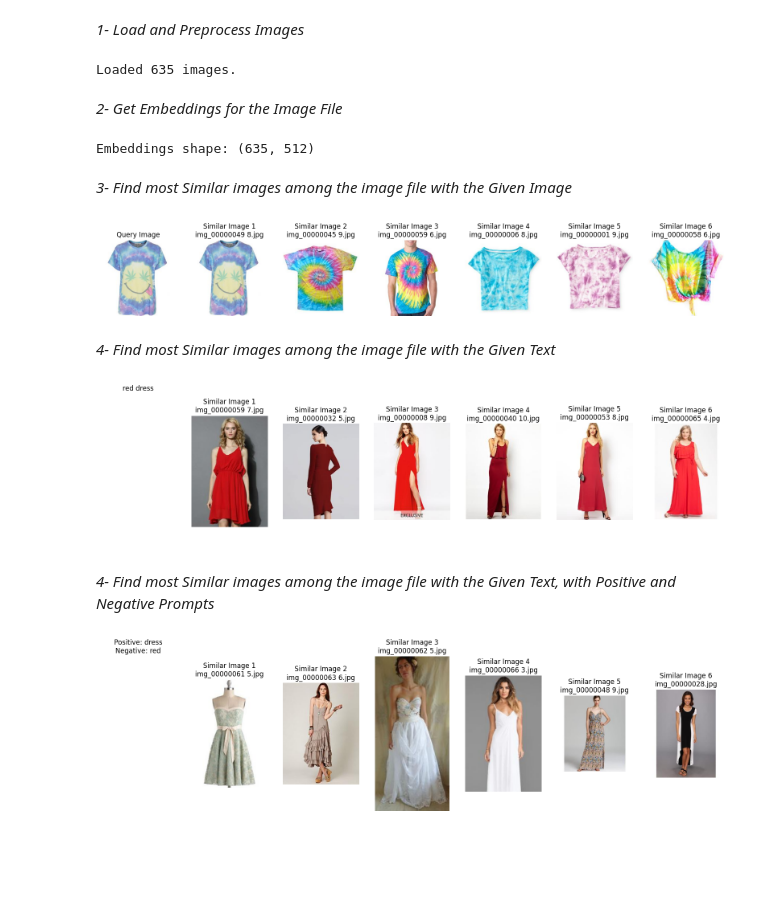
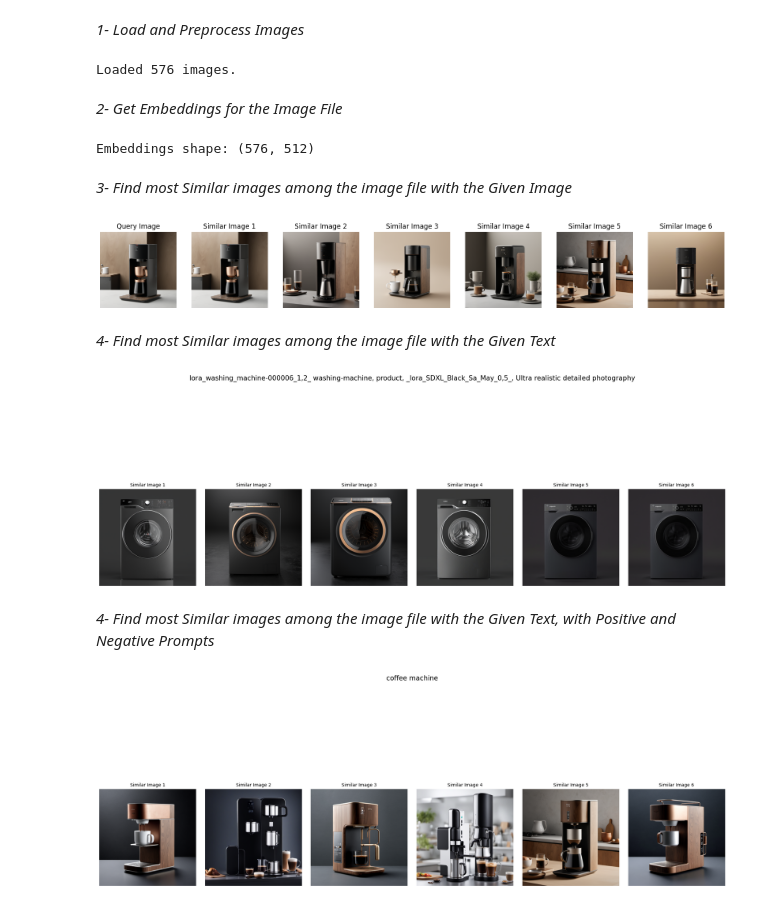
Before and after one commit to busraoguzoglu/Image-Similarity-Search, a Jupyter notebook: clip_find_similars.ipynb, the cells around one changed output. Cells and saved outputs as stored; diff of their text form; code cells hidden in the pictures; blank space fills up the shorter version.

```diff
--- a/clip_find_similars.ipynb
+++ b/clip_find_similars.ipynb
@@ -20,7 +20,7 @@ from sklearn.metrics.pairwise import cosine_similarity
 import matplotlib.pyplot as plt
 
 # Directory containing images
-image_dir = 'test_images_fashion'
+image_dir = 'test_images_design_subset'
 
 # Load and preprocess images
 def load_images(image_dir):
@@ -39,7 +39,7 @@ images, file_names = load_images(image_dir)
 # Display number of loaded images
 print(f"Loaded {len(images)} images.")
 # %% [output]
-Loaded 635 images.
+Loaded 576 images.
 # %% [markdown]
 *2- Get Embeddings for the Image File*
 # %%
@@ -60,7 +60,7 @@ def get_embeddings(model, preprocess, images):
 embeddings = get_embeddings(model, preprocess, images)
 print("Embeddings shape:", embeddings.shape)
 # %% [output]
-Embeddings shape: (635, 512)
+Embeddings shape: (576, 512)
 # %% [markdown]
 *3- Find most Similar images among the image file with the Given Image*
 # %%
@@ -68,36 +68,37 @@ Embeddings shape: (635, 512)
 def find_most_similar_images(query_img_path, model, preprocess, embeddings, images, file_names, top_k=6):
     query_img = Image.open(query_img_path).convert("RGB")
     query_tensor = preprocess(query_img).unsqueeze(0).to(device)
 
     with torch.no_grad():
         query_embedding = model.encode_image(query_tensor).numpy()
 
     similarities = cosine_similarity(query_embedding, embeddings).flatten()
     top_k_indices = similarities.argsort()[-top_k:][::-1]
 
     # Display the most similar images
     fig, axes = plt.subplots(1, top_k + 1, figsize=(20, 5))
 
     # Display query image
     axes[0].imshow(query_img)
     axes[0].set_title("Query Image")
     axes[0].axis("off")
 
     for i, idx in enumerate(top_k_indices):
         similar_img = images[idx]
         axes[i + 1].imshow(similar_img)
-        axes[i + 1].set_title(f"Similar Image {i+1}\n{file_names[idx]}")
+        #axes[i + 1].set_title(f"Similar Image {i+1}\n{file_names[idx]}")
+        axes[i + 1].set_title(f"Similar Image {i+1}")
         axes[i + 1].axis("off")
 
     plt.show()
 
 # Path to the query image
-query_image_path = 'test_images/test_image6.jpg'
+query_image_path = 'test_images/design_test2.png'
 
 # Find and display the most similar images
 find_most_similar_images(query_image_path, model, preprocess, embeddings, images, file_names)
 # %% [output]
-[figure, old version]
+[figure, new version]
 # %% [markdown]
 *4- Find most Similar images among the image file with the Given Text*
 # %%
@@ -113,27 +114,28 @@ def find_most_similar_images(query_text, model, embeddings, images, file_names,
     top_k_indices = similarities.argsort()[-top_k:][::-1]
 
     # Display the most similar images
-    fig, axes = plt.subplots(1, top_k + 1, figsize=(20, 5))
+    fig, axes = plt.subplots(1, top_k, figsize=(20, 10))  # Adjust figure size as needed
 
-    # Display query text
-    axes[0].set_title(query_text)
-    axes[0].axis("off")
+    # Display query text off the axes
+    fig.suptitle(query_text, fontsize=15, ha='center')  # Set smaller font size and center text
 
     for i, idx in enumerate(top_k_indices):
         similar_img = images[idx]
-        axes[i + 1].imshow(similar_img)
-        axes[i + 1].set_title(f"Similar Image {i+1}\n{file_names[idx]}")
-        axes[i + 1].axis("off")
+        axes[i].imshow(similar_img)
+        axes[i].set_title(f"Similar Image {i+1}", fontsize=10)  # Set font size for image titles
+        axes[i].axis("off")
 
+    plt.tight_layout(pad=2)  # Adjust padding to minimize white space
+    plt.subplots_adjust(top=0.85, bottom=0.1)  # Adjust top and bottom to fit the suptitle and images
     plt.show()
 
 # Example query text
-query_text = 'red dress'
+query_text = 'lora_washing_machine-000006_1,2_ washing-machine, product, _lora_SDXL_Black_Sa_May_0,5_, Ultra realistic detailed photography'
 
 # Find and display the most similar images
 find_most_similar_images(query_text, model, embeddings, images, file_names)
 # %% [output]
-[figure, old version]
+[figure, new version]
 # %% [markdown]
 *4- Find most Similar images among the image file with the Given Text, with Positive and Negative Prompts*
 # %%
@@ -154,25 +156,26 @@ def find_most_similar_images(query_text, negative_text, model, embeddings, image
     top_k_indices = similarities.argsort()[-top_k:][::-1]
 
     # Display the most similar images
-    fig, axes = plt.subplots(1, top_k + 1, figsize=(20, 5))
+    fig, axes = plt.subplots(1, top_k, figsize=(20, 10))  # Adjust figure size as needed
 
-    # Display query texts
-    axes[0].set_title(f"Positive: {query_text}\nNegative: {negative_text}")
-    axes[0].axis("off")
+    # Display query text off the axes
+    fig.suptitle(query_text, fontsize=15, ha='center')  # Set smaller font size and center text
 
     for i, idx in enumerate(top_k_indices):
         similar_img = images[idx]
-        axes[i + 1].imshow(similar_img)
-        axes[i + 1].set_title(f"Similar Image {i+1}\n{file_names[idx]}")
-        axes[i + 1].axis("off")
+        axes[i].imshow(similar_img)
+        axes[i].set_title(f"Similar Image {i+1}", fontsize=10)  # Set font size for image titles
+        axes[i].axis("off")
 
+    plt.tight_layout(pad=2)  # Adjust padding to minimize white space
+    plt.subplots_adjust(top=0.85, bottom=0.1)  # Adjust top and bottom to fit the suptitle and images
     plt.show()
 
 # Example query text and negative text
-query_text = 'dress'
-negative_text = 'red'
+query_text = 'coffee machine'
+negative_text = 'retro'
 
 # Find and display the most similar images
 find_most_similar_images(query_text, negative_text, model, embeddings, images, file_names)
 # %% [output]
-[figure, old version]
+[figure, new version]
```
Also changed, not shown: 5 other files.
